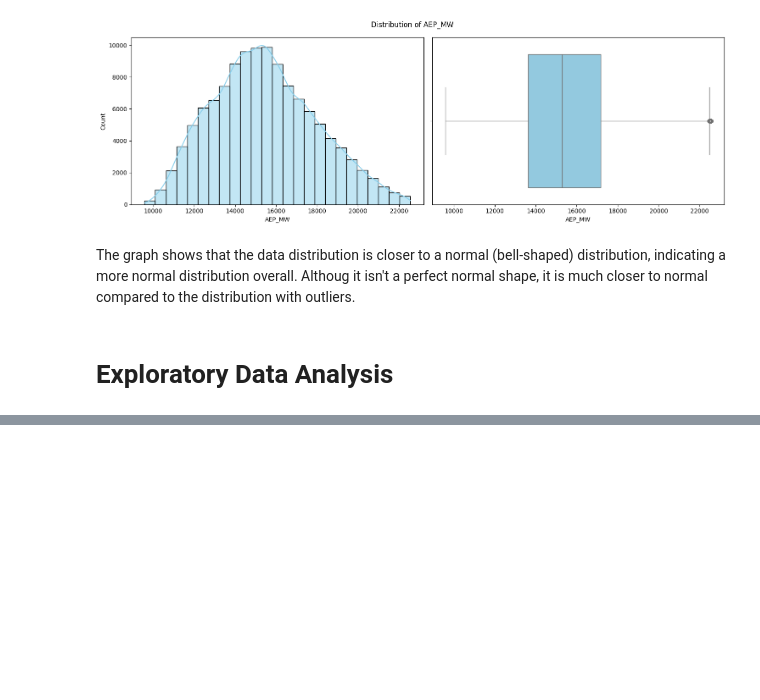
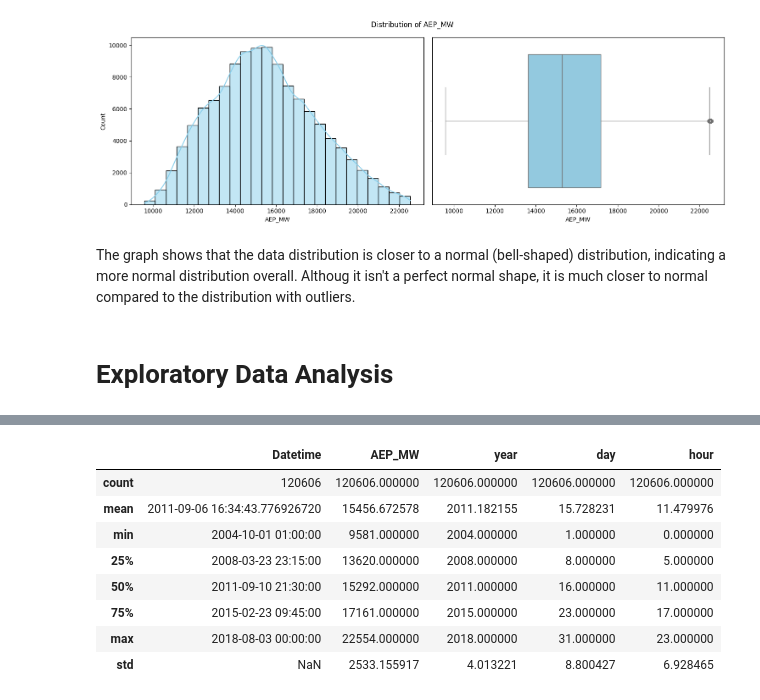
Before and after one commit to sayid-alt/AEP-Hourly-Energy-Consumption-Prediction, a Jupyter notebook: Analysis_AEP_Hourly_Energy_Consumption.ipynb, the cells around one changed output, grey strips where cells are left out. Drawn from its saved outputs; the diff is of its cells as text; code cells hidden in the pictures; blank space fills up the shorter version.

```diff
--- a/Analysis_AEP_Hourly_Energy_Consumption.ipynb
+++ b/Analysis_AEP_Hourly_Energy_Consumption.ipynb
@@ -299,0 +314,13 @@ AEP_hourly.describe()
+# %%
+AEP_desc = AEP_hourly.describe()
+AEP_desc
+# %% [output]
+|  | Datetime | AEP_MW | year | day | hour |
+| count | 120606 | 120606.000000 | 120606.000000 | 120606.000000 | 120606.000000 |
+| mean | 2011-09-06 16:34:43.776926720 | 15456.672578 | 2011.182155 | 15.728231 | 11.479976 |
+| min | 2004-10-01 01:00:00 | 9581.000000 | 2004.000000 | 1.000000 | 0.000000 |
+| 25% | 2008-03-23 23:15:00 | 13620.000000 | 2008.000000 | 8.000000 | 5.000000 |
+| 50% | 2011-09-10 21:30:00 | 15292.000000 | 2011.000000 | 16.000000 | 11.000000 |
+| 75% | 2015-02-23 09:45:00 | 17161.000000 | 2015.000000 | 23.000000 | 17.000000 |
+| max | 2018-08-03 00:00:00 | 22554.000000 | 2018.000000 | 31.000000 | 23.000000 |
+| std | NaN | 2533.155917 | 4.013221 | 8.800427 | 6.928465 |
```
Also changed, not shown: parts of 21 cells of this notebook.
